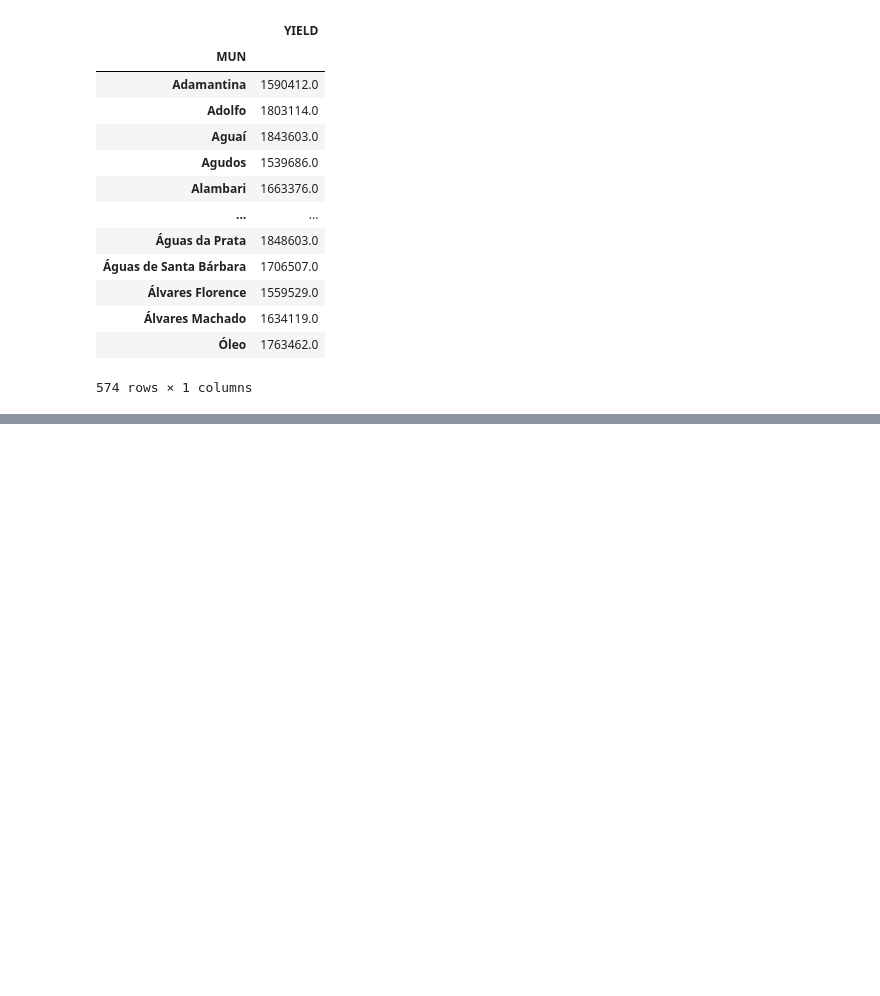
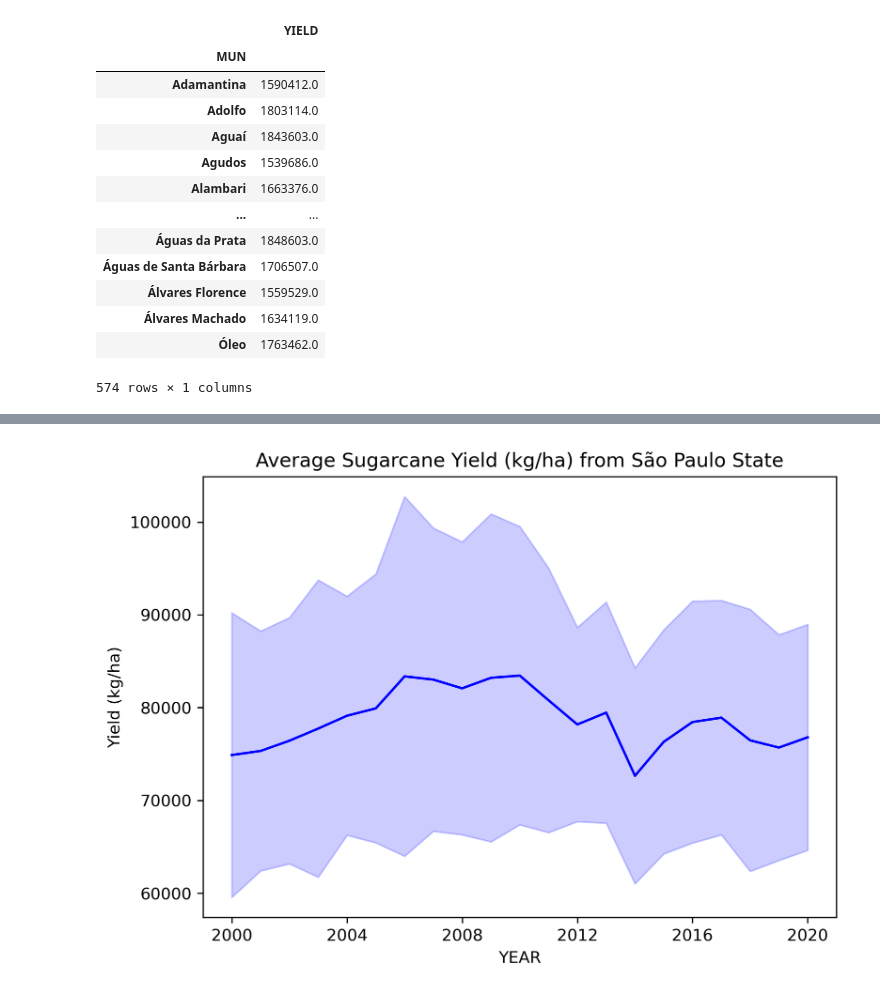
Before and after one commit to neli12/time-series-productivity-sp, a Jupyter notebook: Time series yield EDA.ipynb, the cells around one changed output, grey strips where cells are left out. Cells and saved outputs as stored; diff of their text form; code cells hidden in the pictures; blank space fills up the shorter version.

```diff
--- a/Time series yield EDA.ipynb
+++ b/Time series yield EDA.ipynb
@@ -123,0 +205,16 @@ mean_st_merged
+# %%
+## Plot mean and standard deviation
+mean_plus_st = mean_st_merged['mean_yield'] +  mean_st_merged['st_yield']
+mean_minus_st = mean_st_merged['mean_yield'] -  mean_st_merged['st_yield']
+
+plt.figure(figsize=(7, 5), dpi=300)
+plt.plot(mean_st_merged['YEAR_x'], mean_st_merged['mean_yield'], color = 'blue')
+plt.fill_between(mean_st_merged['YEAR_x'], mean_plus_st, mean_minus_st, alpha = 0.2, color = 'blue')
+plt.title("Average Sugarcane Yield (kg/ha) from São Paulo State")
+plt.xlabel("YEAR")
+plt.ylabel("Yield (kg/ha)")
+plt.savefig('plot_avergae_st_yield.png', dpi=300)
+
+plt.show()
+# %% [output]
+[figure, added]
```
Also changed, not shown: parts of 13 cells of this notebook.
